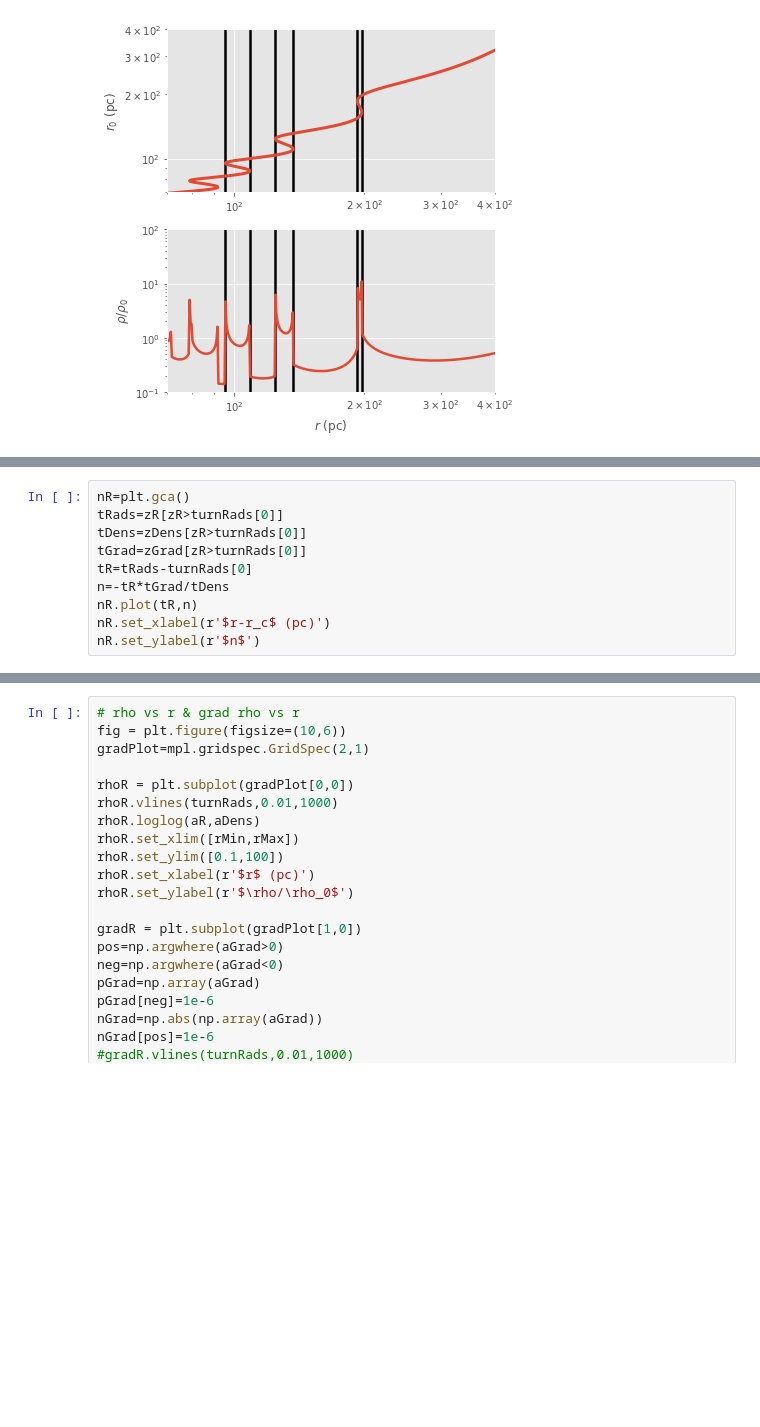
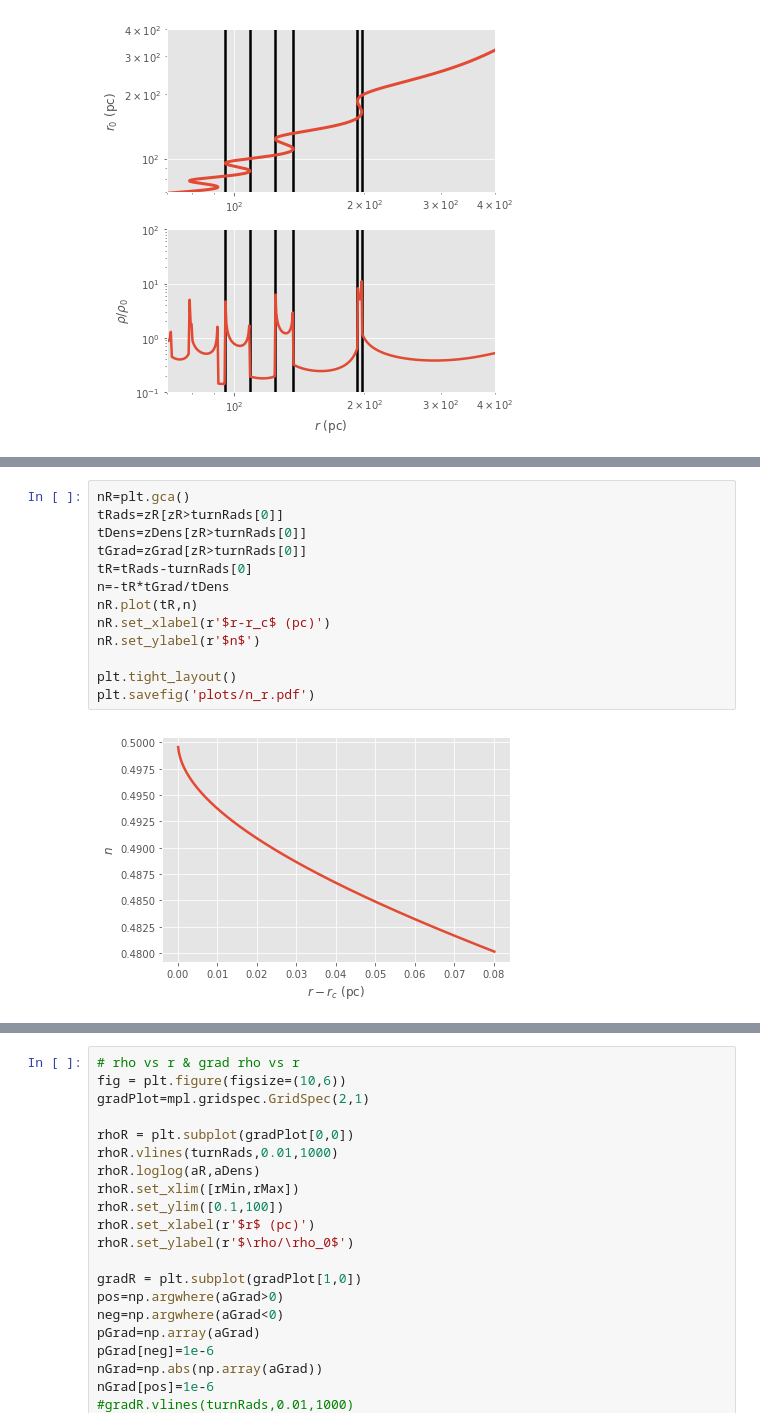
Before and after one commit to zpenoyre/Caustics, a Jupyter notebook: analyticPlots.ipynb, the cells around one changed output, grey strips where cells are left out. Drawn from its saved outputs; the diff is of its cells as text; blank space fills up the shorter version.

```diff
--- a/analyticPlots.ipynb
+++ b/analyticPlots.ipynb
@@ -145,10 +149,15 @@ gradR.set_xlabel(r'$r$ (pc)')
 # %%
 nR=plt.gca()
 tRads=zR[zR>turnRads[0]]
 tDens=zDens[zR>turnRads[0]]
 tGrad=zGrad[zR>turnRads[0]]
 tR=tRads-turnRads[0]
 n=-tR*tGrad/tDens
 nR.plot(tR,n)
 nR.set_xlabel(r'$r-r_c$ (pc)')
 nR.set_ylabel(r'$n$')
+
+plt.tight_layout()
+plt.savefig('plots/n_r.pdf')
+# %% [output]
+[figure, added]
```
Also changed, not shown: parts of 6 cells of this notebook, 12 other files.
